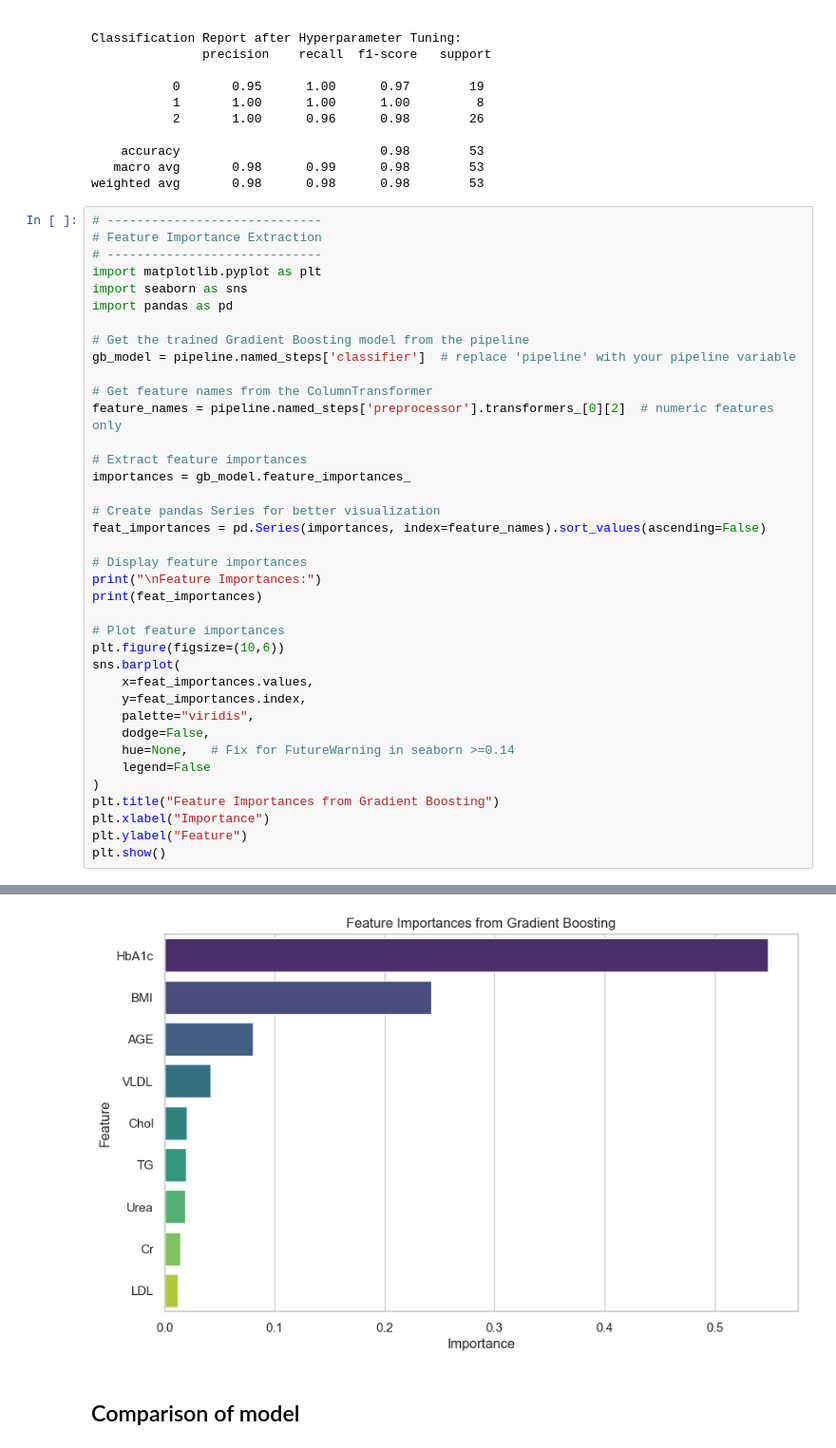
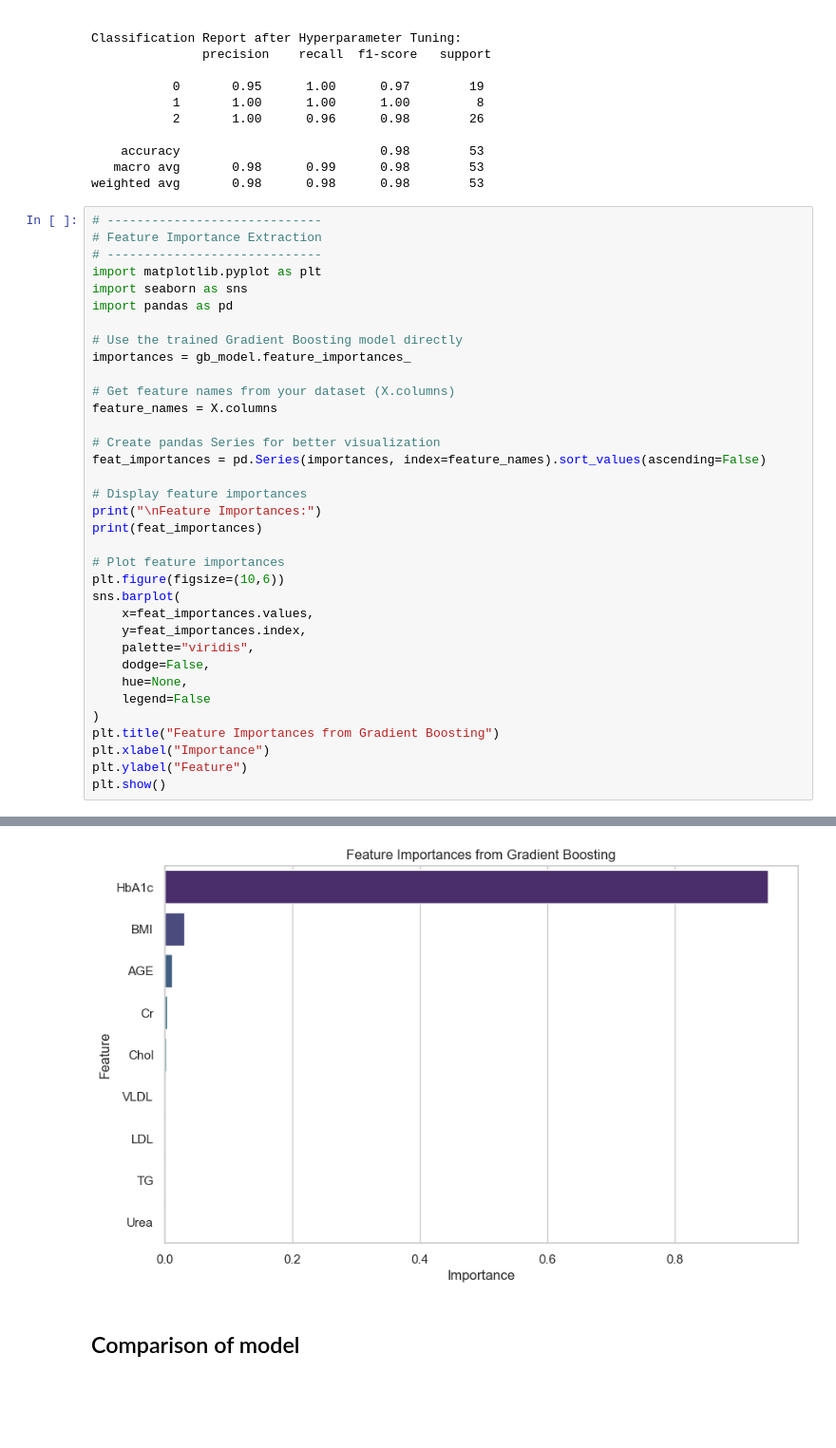
Before and after one commit to Sambridhiiii/Multiclass-Diabetes-Analysis, a Jupyter notebook: Multiclass_Diabetes_Dataset.ipynb, the cells around one changed output, grey strips where cells are left out. Shown at 95% size. Cells and saved outputs as stored; diff of their text form; blank space fills up the shorter version.

Commit message:
Deployed Model

```diff
--- a/main.ipynb
+++ b/Multiclass_Diabetes_Dataset.ipynb
@@ -1172,14 +1159,11 @@ import matplotlib.pyplot as plt
 import seaborn as sns
 import pandas as pd
 
-# Get the trained Gradient Boosting model from the pipeline
-gb_model = pipeline.named_steps['classifier']  # replace 'pipeline' with your pipeline variable
+# Use the trained Gradient Boosting model directly
+importances = gb_model.feature_importances_
 
-# Get feature names from the ColumnTransformer
-feature_names = pipeline.named_steps['preprocessor'].transformers_[0][2]  # numeric features only
-
-# Extract feature importances
-importances = gb_model.feature_importances_
+# Get feature names from your dataset (X.columns)
+feature_names = X.columns
 
 # Create pandas Series for better visualization
 feat_importances = pd.Series(importances, index=feature_names).sort_values(ascending=False)
@@ -1195,7 +1179,7 @@ sns.barplot(
     y=feat_importances.index,
     palette="viridis",
     dodge=False,
-    hue=None,   # Fix for FutureWarning in seaborn >=0.14
+    hue=None,
     legend=False
 )
 plt.title("Feature Importances from Gradient Boosting")
@@ -1216,8 +1200,8 @@ LDL      0.012328
 dtype: float64
 Passing `palette` without assigning `hue` is deprecated and will be removed in v0.14.0. Assign the `y` variable to `hue` and set `legend=False` for the same effect.
 
   sns.barplot(
-[figure, old version]
+[figure, new version]
 # %% [markdown]
 ## Comparison of model
 # %% [markdown]
```
Also changed, not shown: parts of 4 cells of this notebook, 1 other file.
